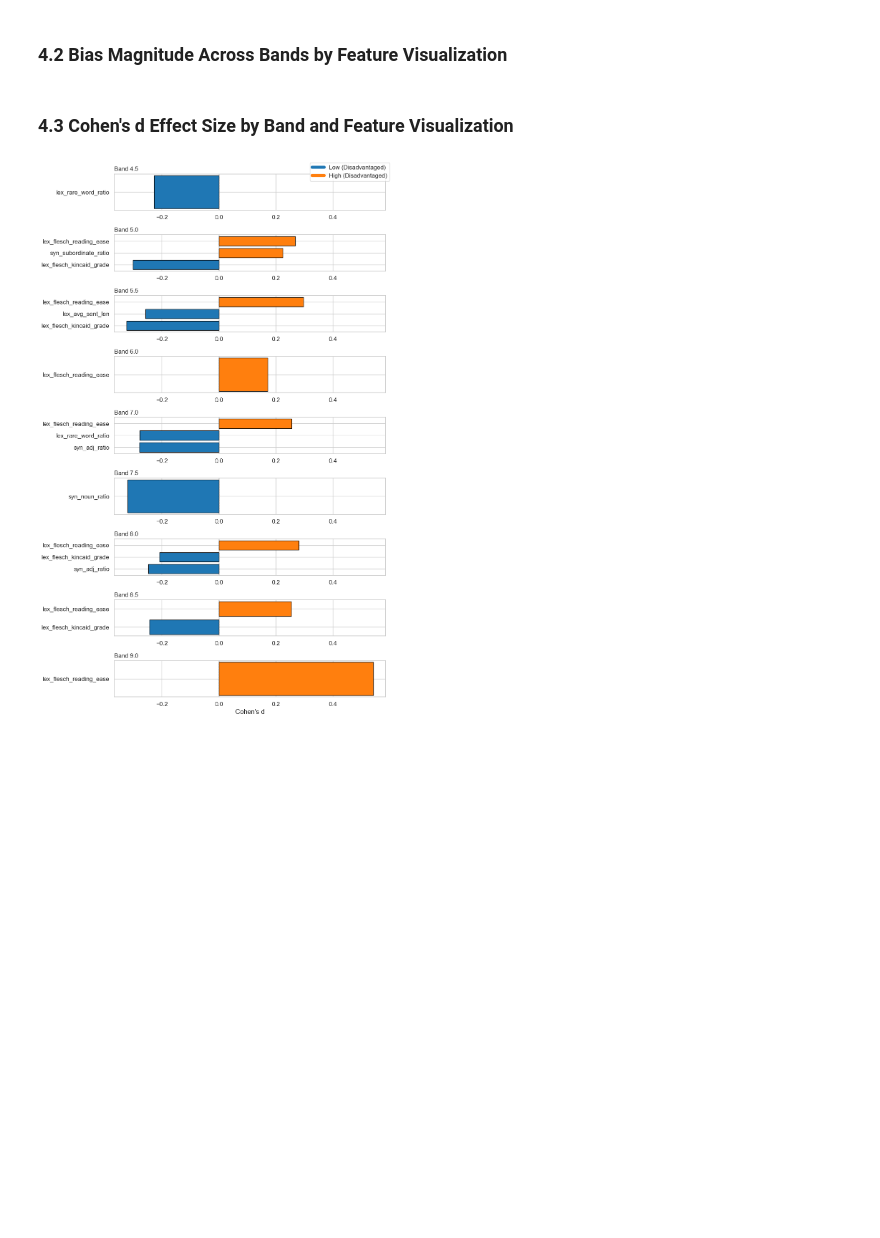
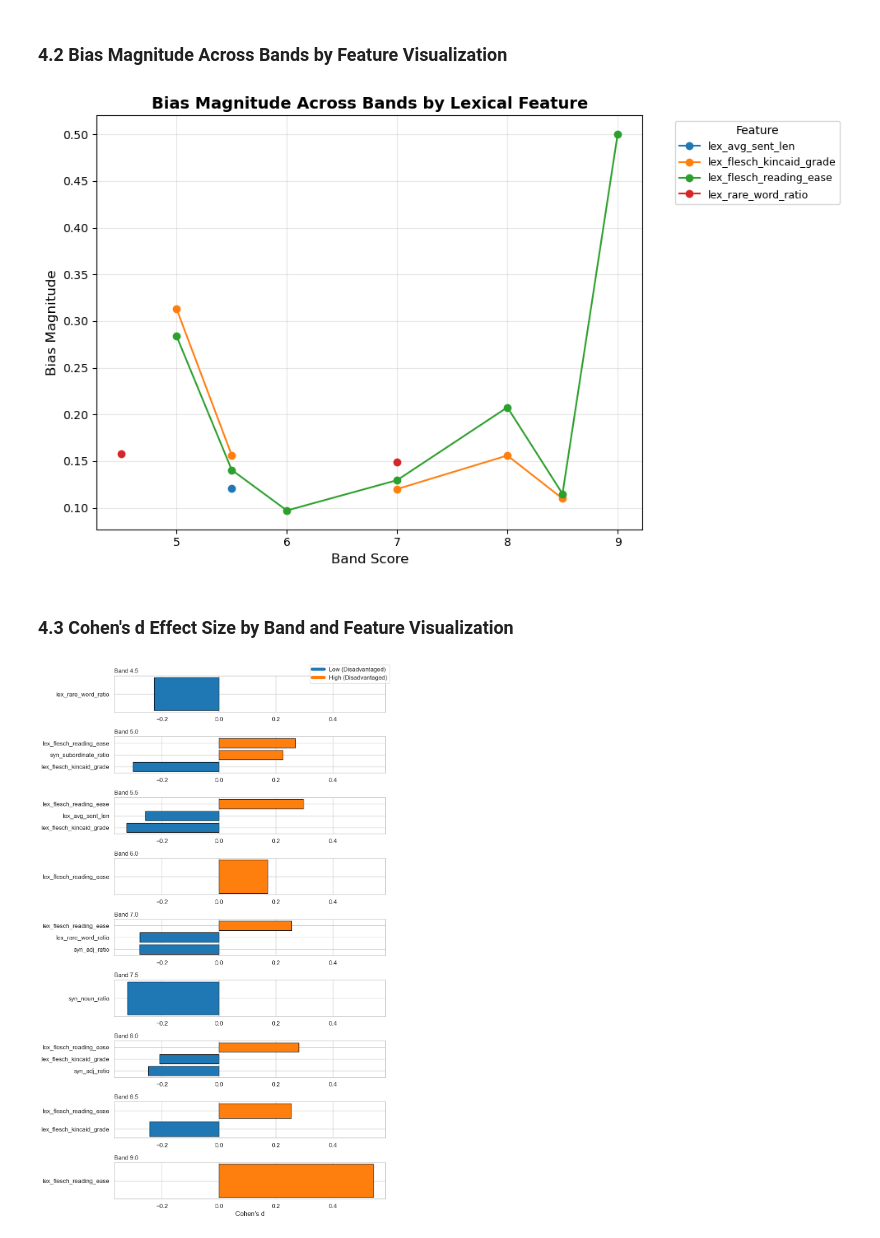
Before and after one commit to Triet00/Systematic-Bias-Detection-in-AES, a Jupyter notebook: Thesis Code.ipynb, the cells around one changed output. Drawn from its saved outputs; the diff is of its cells as text; code cells hidden in the pictures; blank space fills up the shorter version.

```diff
--- a/Thesis Code.ipynb
+++ b/Thesis Code.ipynb
@@ -3185,7 +3219,7 @@ print("\nLaTeX table saved as 'band_distribution_table.tex'")
 # %% [markdown]
 ### 4.2 Bias Magnitude Across Bands by Feature Visualization
 # %%
-# Bias Magnitude Across Bands by Feature Visualization
+# Bias Magnitude Across Bands by Lexical Feature Visualization
 import pandas as pd
 import matplotlib.pyplot as plt
 
@@ -3213,34 +3247,36 @@ data = [
     #["syn_adj_ratio", 8.0, 0.1896],
     ["lex_flesch_kincaid_grade", 8.0, 0.156],
     ["lex_flesch_reading_ease", 8.5, 0.115],
     ["lex_flesch_kincaid_grade", 8.5, 0.1099],
     ["lex_flesch_reading_ease", 9.0, 0.5]
 ]
 
 # Create DataFrame
 df = pd.DataFrame(data, columns=["Feature", "Band", "Bias Magnitude"])
 
 # Pivot for plotting (features as separate lines)
 pivot_df = df.pivot_table(index="Band", columns="Feature", values="Bias Magnitude")
 
 # Sort bands numerically
 pivot_df = pivot_df.sort_index()
 
 # Plot
 plt.figure(figsize=(10, 6))
 for feature in pivot_df.columns:
     plt.plot(pivot_df.index, pivot_df[feature], marker='o', label=feature)
 
 # Labels & formatting
-plt.title("Bias Magnitude Across Bands by Feature", fontsize=14, weight='bold')
+plt.title("Bias Magnitude Across Bands by Lexical Feature", fontsize=14, weight='bold')
 plt.xlabel("Band Score", fontsize=12)
 plt.ylabel("Bias Magnitude", fontsize=12)
 plt.legend(title="Feature", bbox_to_anchor=(1.05, 1), loc='upper left', fontsize=9)
 plt.grid(alpha=0.3)
 plt.tight_layout()
 
 # Show or save the plot
 plt.show()
+# %% [output]
+[figure, added]
 # %% [markdown]
 ### 4.3 Cohen's d Effect Size by Band and Feature Visualization
 # %%
```
Also changed, not shown: parts of 12 cells of this notebook.
